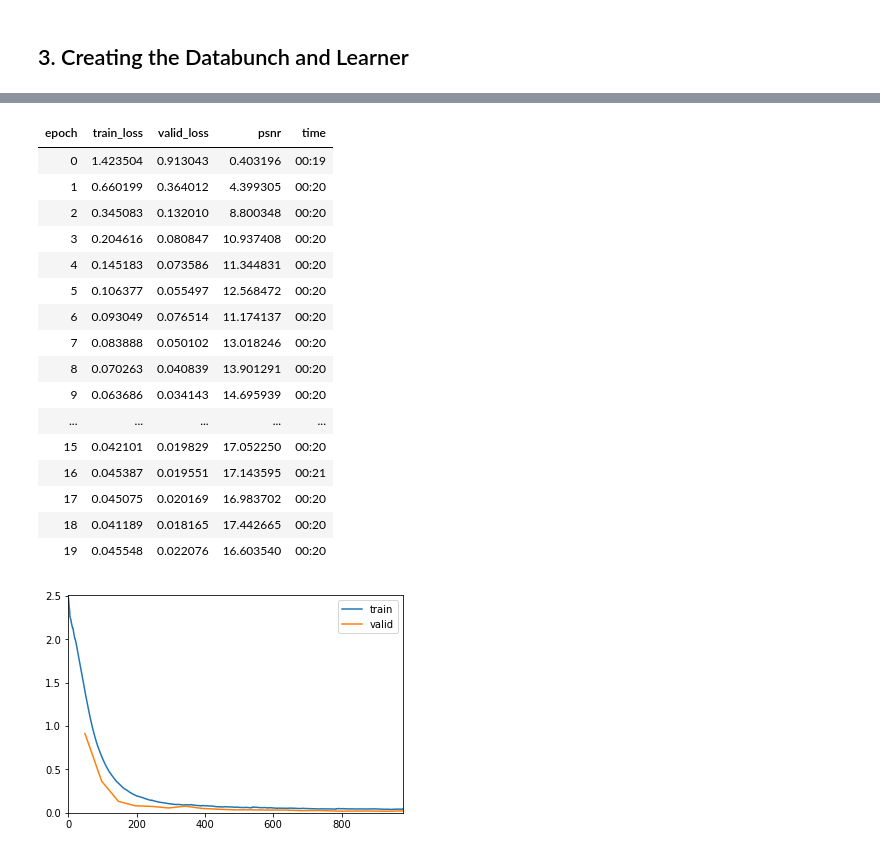
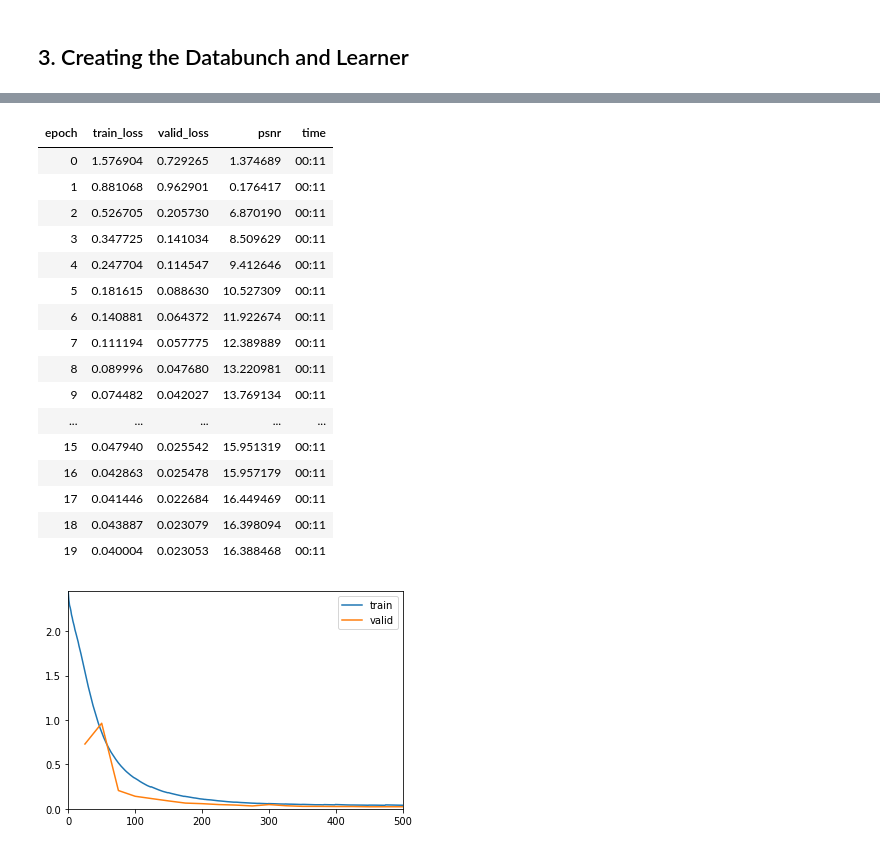
Before and after one commit to thiagodma/Pytorch_exs, a Jupyter notebook: FillNet/fillNet.ipynb, the cells around one changed output, grey strips where cells are left out. Drawn from its saved outputs; the diff is of its cells as text; code cells hidden in the pictures.

Commit message:
trying with the complete imagenette

```diff
--- a/FillNet/fillNet.ipynb
+++ b/FillNet/fillNet.ipynb
@@ -40,8 +63,7 @@ files_val = list(files_series.loc[idx])
 files_train = list(files_series.drop(idx))
 # %%
 class CustomDataset(Dataset):
-    def __init__(self,root, files, window_size=30, tfms=None):
-        self.root = root
+    def __init__(self, files, window_size=30, tfms=None):
         self.files = files
         self.window_size=window_size
         self.tfms = tfms
@@ -65,7 +87,14 @@ class CustomDataset(Dataset):
         if torch.is_tensor(idx):
             idx = idx.tolist()
         #import pdb;pdb.set_trace()
-        img = io.imread(self.root + '/' + self.files[idx])
+        img = io.imread(self.files[idx])
+        if len(img.shape) < 3:
+            aux = np.zeros(shape=(160,160,3))
+            aux[:,:,0] = img
+            aux[:,:,1] = img
+            aux[:,:,2] = img
+            img = aux
+
         #import pdb;pdb.set_trace()
         #img = img.transpose((2,0,1))
         #img = torch.from_numpy(img)
@@ -93,11 +122,12 @@ class CustomDataset(Dataset):
 tfms = transforms.Compose([
         transforms.RandomResizedCrop(160,scale=(0.8,1)),
         transforms.RandomHorizontalFlip(),
+        transforms.ColorJitter(brightness=(0.75,1.25), contrast=(0.75,1.25), saturation=(0.5,1.25)),
         transforms.ToTensor(),
         transforms.Normalize([0.485, 0.456, 0.406], [0.229, 0.224, 0.225])])
 # %%
-train_ds = CustomDataset(str(path)+'/train/n01440764',files_train,tfms=tfms,window_size=32)
-valid_ds = CustomDataset(str(path)+'/train/n01440764',files_val,tfms=tfms,window_size=32)
+train_ds = CustomDataset(files_train,tfms=tfms,window_size=32)
+valid_ds = CustomDataset(files_val,tfms=None,window_size=32)
 # %%
 train_ds.show(0)
 # %% [output]
@@ -109,6 +139,6 @@ valid_ds.show(0)
 # %%
-train_dl = DataLoader(train_ds, batch_size=16,shuffle=True,num_workers=2)
-valid_dl = DataLoader(train_ds, batch_size=16,shuffle=True,num_workers=2)
+train_dl = DataLoader(train_ds, batch_size=32,shuffle=True,num_workers=2)
+valid_dl = DataLoader(train_ds, batch_size=32,shuffle=True,num_workers=2)
 # %%
 inputs, classes = next(iter(train_dl))
 # %%
@@ -178,22 +204,22 @@ Min loss divided by 10: 2.40E-01
 # %%
-learn.fit_one_cycle(20, max_lr=4.9e-4,
-                    callbacks=[callbacks.SaveModelCallback(learn, every='improvement', monitor='valid_loss', name='stage-1.1')],)
+learn.fit_one_cycle(20, max_lr=9.12e-4,
+                    callbacks=[callbacks.SaveModelCallback(learn, every='improvement', monitor='valid_loss', name='stage-1')],)
 # %% [output]
 | epoch | train_loss | valid_loss | psnr | time |
-| 0 | 1.423504 | 0.913043 | 0.403196 | 00:19 |
-| 1 | 0.660199 | 0.364012 | 4.399305 | 00:20 |
-| 2 | 0.345083 | 0.132010 | 8.800348 | 00:20 |
-| 3 | 0.204616 | 0.080847 | 10.937408 | 00:20 |
-| 4 | 0.145183 | 0.073586 | 11.344831 | 00:20 |
-| 5 | 0.106377 | 0.055497 | 12.568472 | 00:20 |
-| 6 | 0.093049 | 0.076514 | 11.174137 | 00:20 |
-| 7 | 0.083888 | 0.050102 | 13.018246 | 00:20 |
-| 8 | 0.070263 | 0.040839 | 13.901291 | 00:20 |
-| 9 | 0.063686 | 0.034143 | 14.695939 | 00:20 |
+| 0 | 1.576904 | 0.729265 | 1.374689 | 00:11 |
+| 1 | 0.881068 | 0.962901 | 0.176417 | 00:11 |
+| 2 | 0.526705 | 0.205730 | 6.870190 | 00:11 |
+| 3 | 0.347725 | 0.141034 | 8.509629 | 00:11 |
+| 4 | 0.247704 | 0.114547 | 9.412646 | 00:11 |
+| 5 | 0.181615 | 0.088630 | 10.527309 | 00:11 |
+| 6 | 0.140881 | 0.064372 | 11.922674 | 00:11 |
+| 7 | 0.111194 | 0.057775 | 12.389889 | 00:11 |
+| 8 | 0.089996 | 0.047680 | 13.220981 | 00:11 |
+| 9 | 0.074482 | 0.042027 | 13.769134 | 00:11 |
 | ... | ... | ... | ... | ... |
-| 15 | 0.042101 | 0.019829 | 17.052250 | 00:20 |
-| 16 | 0.045387 | 0.019551 | 17.143595 | 00:21 |
-| 17 | 0.045075 | 0.020169 | 16.983702 | 00:20 |
-| 18 | 0.041189 | 0.018165 | 17.442665 | 00:20 |
-| 19 | 0.045548 | 0.022076 | 16.603540 | 00:20 |
+| 15 | 0.047940 | 0.025542 | 15.951319 | 00:11 |
+| 16 | 0.042863 | 0.025478 | 15.957179 | 00:11 |
+| 17 | 0.041446 | 0.022684 | 16.449469 | 00:11 |
+| 18 | 0.043887 | 0.023079 | 16.398094 | 00:11 |
+| 19 | 0.040004 | 0.023053 | 16.388468 | 00:11 |
-[figure, old version]
+[figure, new version]
```
Also changed, not shown: parts of 27 cells of this notebook.
